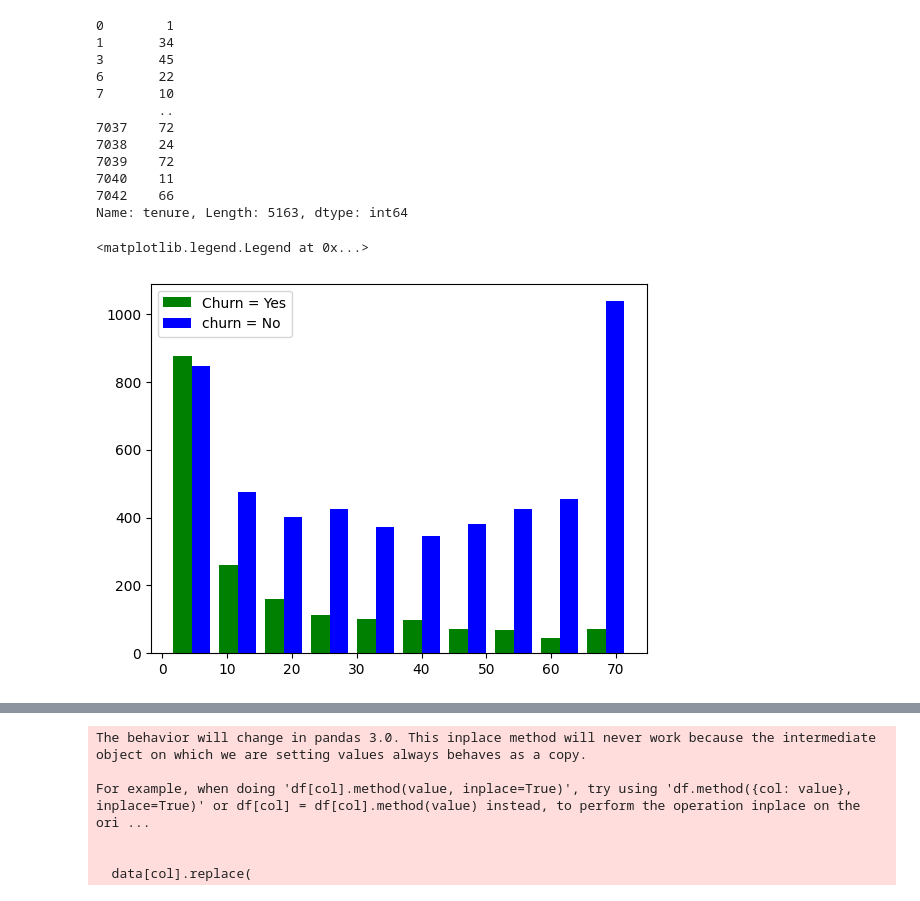
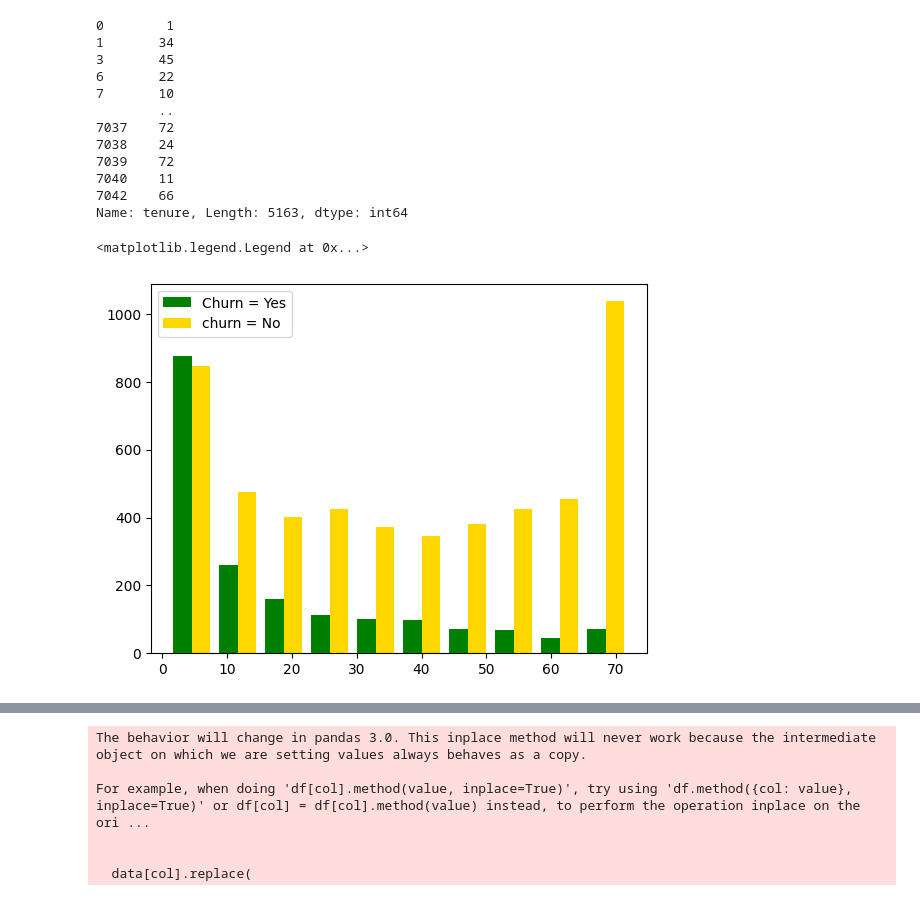
Before and after one commit to kamijoseph/Customer-Churn-Prediction, a Jupyter notebook: main.ipynb, the cells around one changed output, grey strips where cells are left out. Cells and saved outputs as stored; diff of their text form; code cells hidden in the pictures.

```diff
--- a/main.ipynb
+++ b/main.ipynb
@@ -180,13 +181,13 @@ Name: tenure, Length: 5163, dtype: int64
 # %%
 plt.hist(
     [ten_churn, no_ten_churn],
-    color=["green", "blue"],
+    color=["green", "gold"],
     label=["Churn = Yes", "churn = No"]
 )
 plt.legend()
 # %% [output]
 <matplotlib.legend.Legend at 0x...>
-[figure, old version]
+[figure, new version]
 # %%
 # encoding categorical variables
 def print_cat_vars(data):
```
Also changed, not shown: parts of 5 cells of this notebook.
